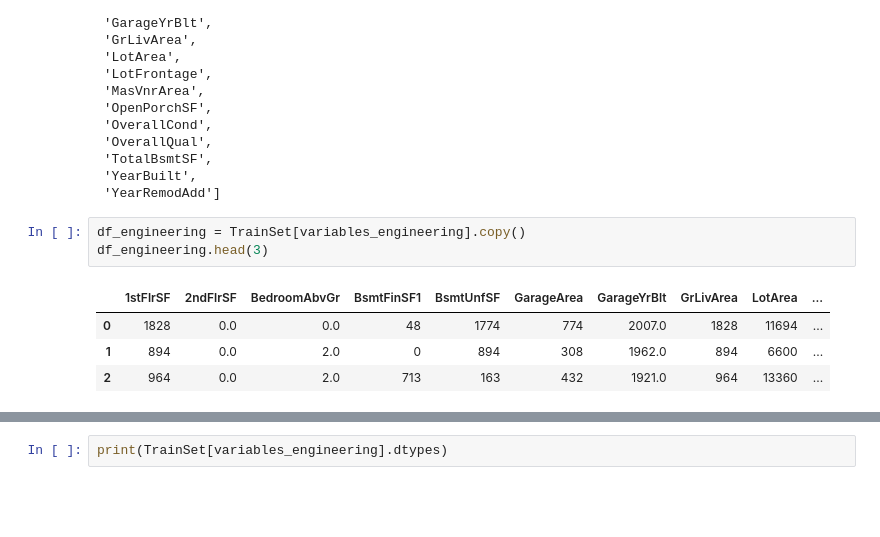
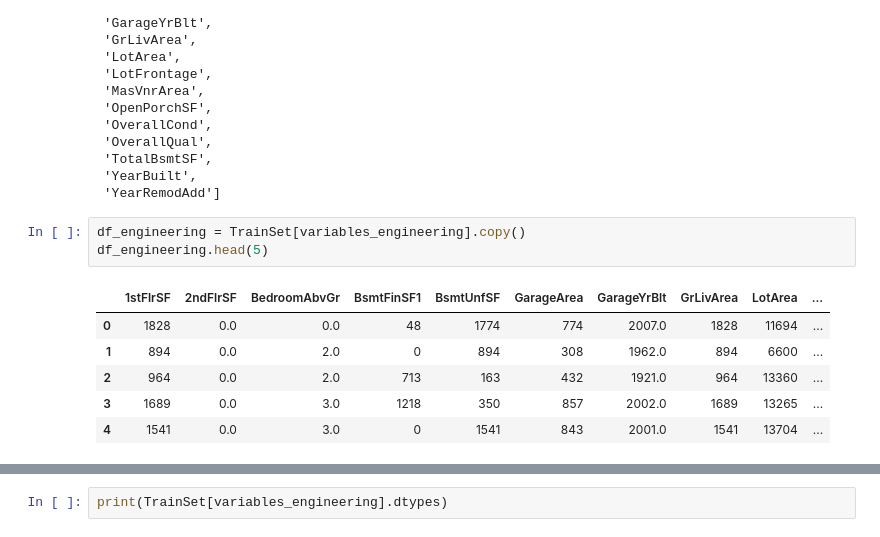
Before and after one commit to simonepietraroia/House-Sales, a Jupyter notebook: jupyter_notebooks/4 - Feature Engineering.ipynb, the cells around one changed output, grey strips where cells are left out. Saved outputs shown, nothing was run; the diff lists cells and outputs as text; blank space fills up the shorter version.

```diff
--- a/jupyter_notebooks/4 - Feature Engineering.ipynb
+++ b/jupyter_notebooks/4 - Feature Engineering.ipynb
@@ -310,12 +324,14 @@ variables_engineering
  'YearRemodAdd']
 # %%
 df_engineering = TrainSet[variables_engineering].copy()
-df_engineering.head(3)
+df_engineering.head(5)
 # %% [output]
 |  | 1stFlrSF | 2ndFlrSF | BedroomAbvGr | BsmtFinSF1 | BsmtUnfSF | GarageArea | GarageYrBlt | GrLivArea | LotArea | ... |
 | 0 | 1828 | 0.0 | 0.0 | 48 | 1774 | 774 | 2007.0 | 1828 | 11694 | ... |
 | 1 | 894 | 0.0 | 2.0 | 0 | 894 | 308 | 1962.0 | 894 | 6600 | ... |
 | 2 | 964 | 0.0 | 2.0 | 713 | 163 | 432 | 1921.0 | 964 | 13360 | ... |
+| 3 | 1689 | 0.0 | 3.0 | 1218 | 350 | 857 | 2002.0 | 1689 | 13265 | ... |
+| 4 | 1541 | 0.0 | 3.0 | 0 | 1541 | 843 | 2001.0 | 1541 | 13704 | ... |
 # %%
 df_engineering = FeatureEngineeringAnalysis(df=df_engineering, analysis_type='ordinal_encoder')
 # %% [output]
```
Also changed, not shown: parts of 4 cells of this notebook, 5 other files.
